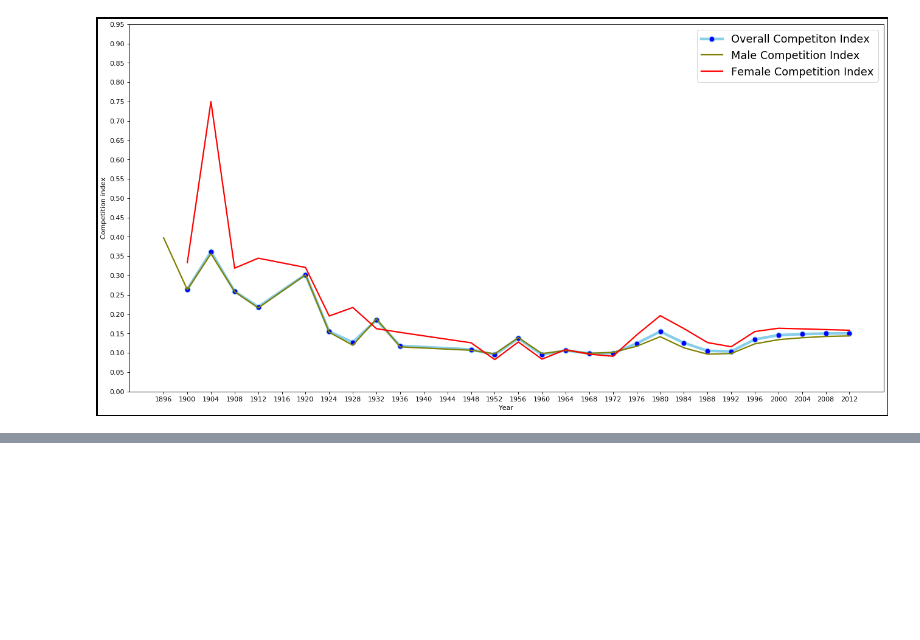
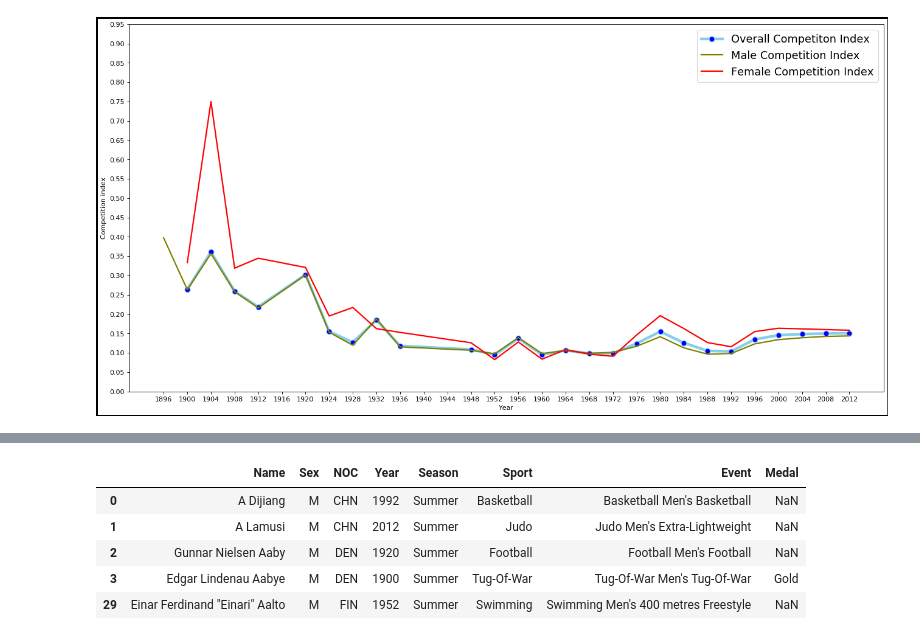
Before and after one commit to vaibz96/Olympics_EDA, a Jupyter notebook: Olympics Games EDA.ipynb, the cells around one changed output, grey strips where cells are left out. Saved outputs shown, nothing was run; the diff lists cells and outputs as text; code cells hidden in the pictures; blank space fills up the shorter version.

```diff
--- a/Olympics Games EDA.ipynb
+++ b/Olympics Games EDA.ipynb
@@ -417,0 +435,25 @@ Let us analyze more data to come to the conclusion.
+# %%
+#Extract the seasons
+seasons = athlete_data['Season'].unique()
+#seasons
+
+#Extracting only Male participants
+male_in_olympics_summer = athlete_data[(athlete_data.Sex == 'M')  &  (athlete_data.Season == 'Summer')]
+male_in_olympics_winter = athlete_data[(athlete_data.Sex == 'M')  &  (athlete_data.Season == 'Winter')]
+
+# male_in_olympics_summer.head()
+# male_in_olympics_winter.head()
+
+#Extracting only Female Participants
+female_in_olympics_summer = athlete_data[(athlete_data.Sex == 'F')  &  (athlete_data.Season == 'Summer')]
+female_in_olympics_winter = athlete_data[(athlete_data.Sex == 'F')  &  (athlete_data.Season == 'Winter')]
+
+# female_in_olympics_summer.head()
+# female_in_olympics_winter.head()
+# %% [output]
+|  | Name | Sex | NOC | Year | Season | Sport | Event | Medal |
+| 0 | A Dijiang | M | CHN | 1992 | Summer | Basketball | Basketball Men's Basketball | NaN |
+| 1 | A Lamusi | M | CHN | 2012 | Summer | Judo | Judo Men's Extra-Lightweight | NaN |
+| 2 | Gunnar Nielsen Aaby | M | DEN | 1920 | Summer | Football | Football Men's Football | NaN |
+| 3 | Edgar Lindenau Aabye | M | DEN | 1900 | Summer | Tug-Of-War | Tug-Of-War Men's Tug-Of-War | Gold |
+| 29 | Einar Ferdinand "Einari" Aalto | M | FIN | 1952 | Summer | Swimming | Swimming Men's 400 metres Freestyle | NaN |
```
Also changed, not shown: parts of 5 cells of this notebook.
